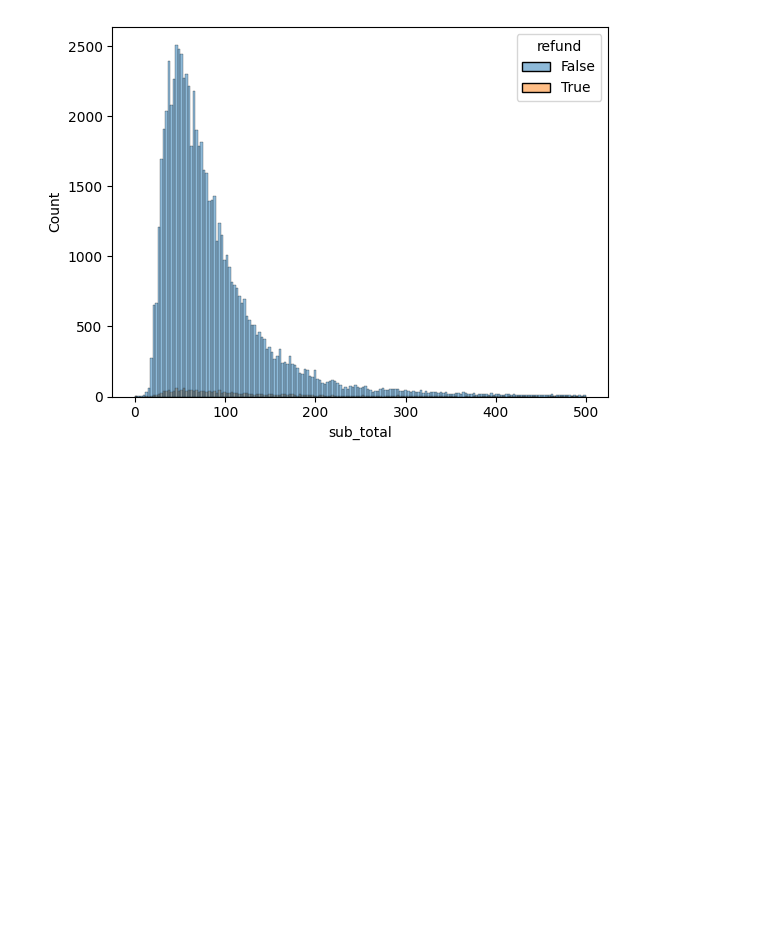
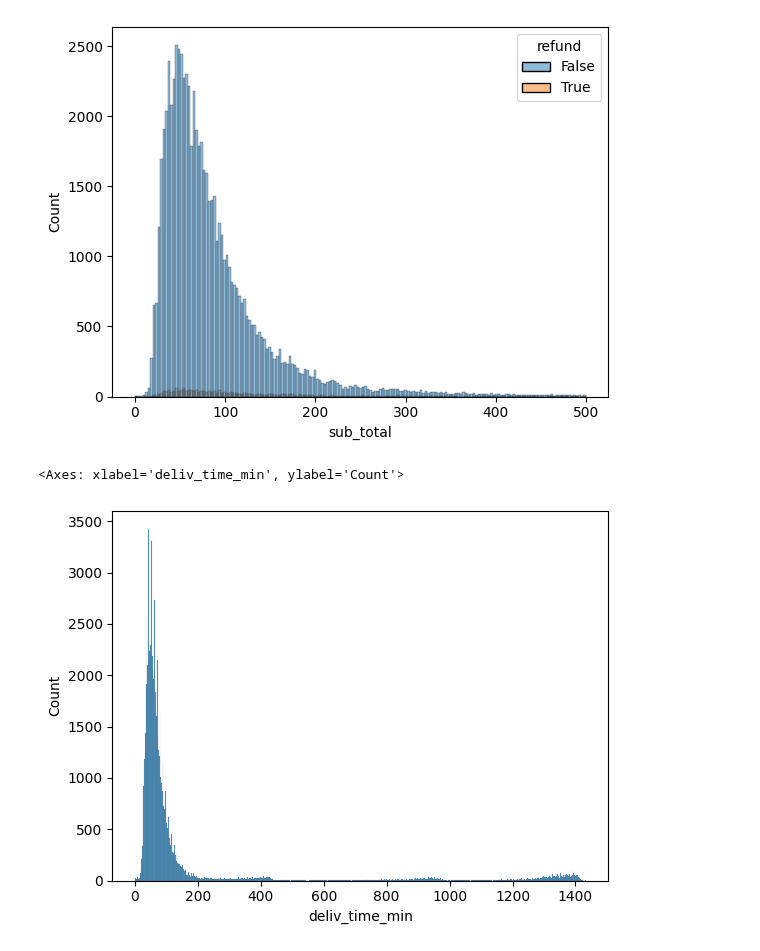
Before and after one commit to PigStep/ML-Delivery-Refund-Research, a Jupyter notebook: notebook/notebook.ipynb, the cells around one changed output. Drawn from its saved outputs; the diff is of its cells as text; code cells hidden in the pictures; blank space fills up the shorter version.

```diff
--- a/notebook/notebook.ipynb
+++ b/notebook/notebook.ipynb
@@ -115,9 +115,10 @@ time_delta_df = pd.DataFrame({"time_ordered":time_ordered,
 def get_delivery_minutes(t_ordered, t_delivered):
     # Если время доставки меньше времени заказа, значит, доставка на следующий день
     if t_delivered < t_ordered:
-        t_delivered += timedelta(days=1)  # Добавляем 1 день
+        delta = t_ordered -t_delivered
+    else:
+        delta = t_delivered - t_ordered
 
-    delta = t_delivered - t_ordered
     return round(delta.total_seconds() / 60)  # Округляем до минут
 
 def get_delivery_time(row):
@@ -154,3 +155,8 @@ sns.histplot(delivery_data[delivery_data.sub_total <500],x="sub_total",hue="refu
 # %% [output]
 <Axes: xlabel='sub_total', ylabel='Count'>
 [figure]
+# %%
+sns.histplot(delivery_data,x="deliv_time_min")
+# %% [output]
+<Axes: xlabel='deliv_time_min', ylabel='Count'>
+[figure, added]
```
Also changed, not shown: parts of 5 cells of this notebook.
